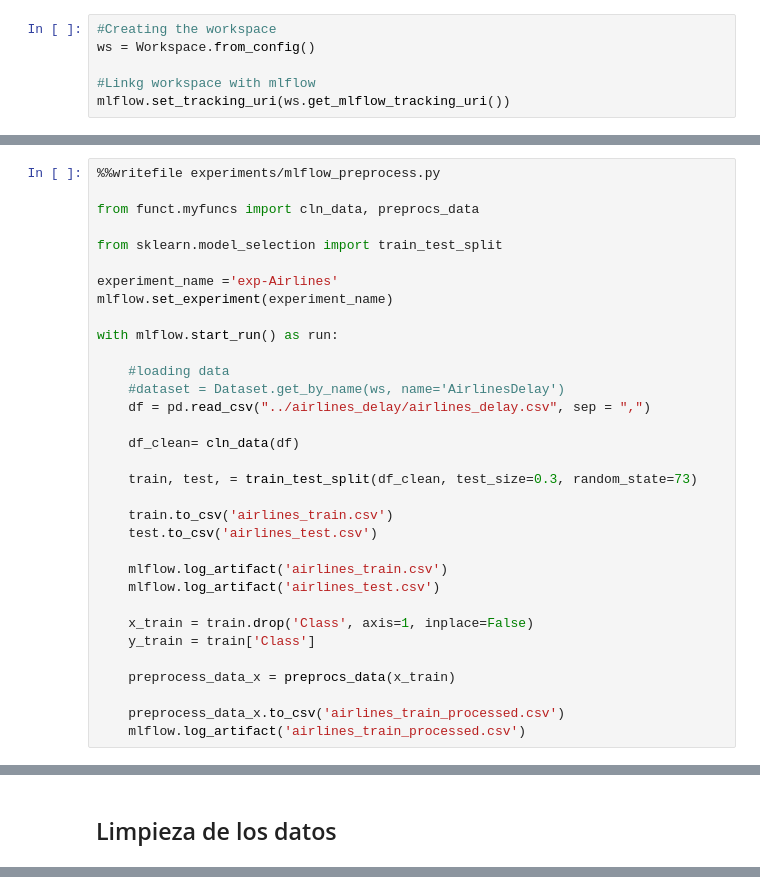
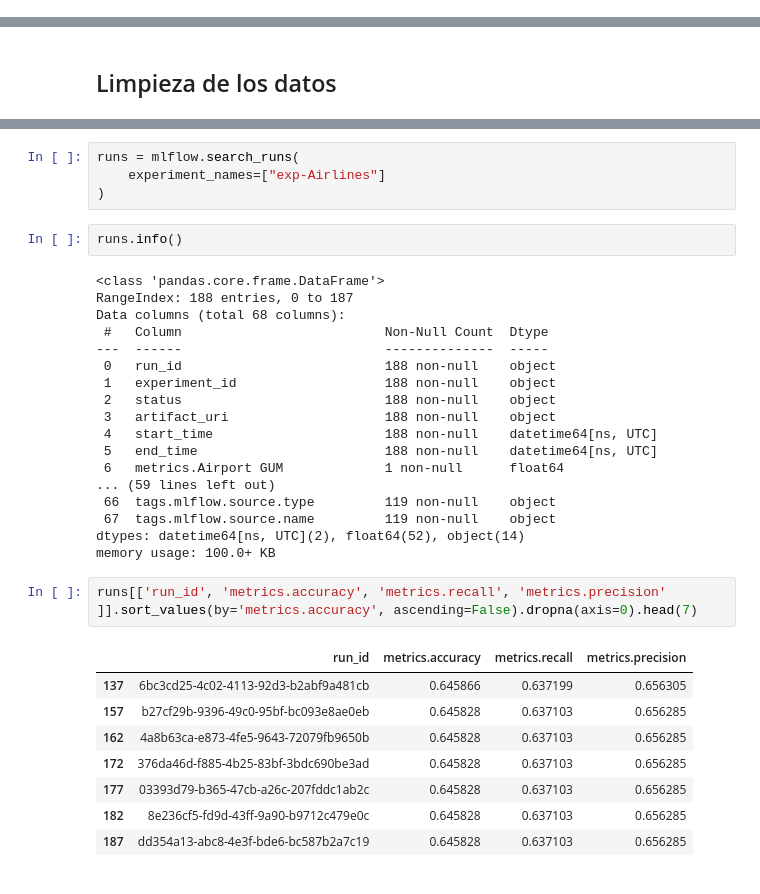
Before and after one commit to Pablot123/AzureDataSchool, a Jupyter notebook: desarollo.ipynb, the cells around one changed output, grey strips where cells are left out. Drawn from its saved outputs; the diff is of its cells as text.

```diff
--- a/desarollo.ipynb
+++ b/desarollo.ipynb
@@ -13,9 +14,3 @@ import mlflow
 import matplotlib.pyplot as plt
 import seaborn as sns
 import pandas as pd
-# %%
-#Creating the workspace
-ws = Workspace.from_config()
-
-#Linkg workspace with mlflow
-mlflow.set_tracking_uri(ws.get_mlflow_tracking_uri())
@@ -222,33 +16,0 @@ df.head()
-# %%
-%%writefile experiments/mlflow_preprocess.py
-
-from funct.myfuncs import cln_data, preprocs_data
-
-from sklearn.model_selection import train_test_split
-
-experiment_name ='exp-Airlines'
-mlflow.set_experiment(experiment_name)
-
-with mlflow.start_run() as run:
-
-    #loading data
-    #dataset = Dataset.get_by_name(ws, name='AirlinesDelay')
-    df = pd.read_csv("../airlines_delay/airlines_delay.csv", sep = ",")
-
-    df_clean= cln_data(df)
-
-    train, test, = train_test_split(df_clean, test_size=0.3, random_state=73)
-
-    train.to_csv('airlines_train.csv')
-    test.to_csv('airlines_test.csv')
-
-    mlflow.log_artifact('airlines_train.csv')
-    mlflow.log_artifact('airlines_test.csv')
-
-    x_train = train.drop('Class', axis=1, inplace=False)
-    y_train = train['Class']
-
-    preprocess_data_x = preprocs_data(x_train)
-
-    preprocess_data_x.to_csv('airlines_train_processed.csv')
-    mlflow.log_artifact('airlines_train_processed.csv')
@@ -492 +252,36 @@ PipelineRun Status: Finished
 'Finished'
+# %%
+runs = mlflow.search_runs(
+    experiment_names=["exp-Airlines"]
+)
+# %%
+runs.info()
+# %% [output]
+<class 'pandas.core.frame.DataFrame'>
+RangeIndex: 188 entries, 0 to 187
+Data columns (total 68 columns):
+ #   Column                          Non-Null Count  Dtype
+---  ------                          --------------  -----
+ 0   run_id                          188 non-null    object
+ 1   experiment_id                   188 non-null    object
+ 2   status                          188 non-null    object
+ 3   artifact_uri                    188 non-null    object
+ 4   start_time                      188 non-null    datetime64[ns, UTC]
+ 5   end_time                        188 non-null    datetime64[ns, UTC]
+ 6   metrics.Airport GUM             1 non-null      float64
+... (59 lines left out)
+ 66  tags.mlflow.source.type         119 non-null    object
+ 67  tags.mlflow.source.name         119 non-null    object
+dtypes: datetime64[ns, UTC](2), float64(52), object(14)
+memory usage: 100.0+ KB
+# %%
+runs[['run_id', 'metrics.accuracy', 'metrics.recall', 'metrics.precision' ]].sort_values(by='metrics.accuracy', ascending=False).dropna(axis=0).head(7)
+# %% [output]
+|  | run_id | metrics.accuracy | metrics.recall | metrics.precision |
+| 137 | 6bc3cd25-4c02-4113-92d3-b2abf9a481cb | 0.645866 | 0.637199 | 0.656305 |
+| 157 | b27cf29b-9396-49c0-95bf-bc093e8ae0eb | 0.645828 | 0.637103 | 0.656285 |
+| 162 | 4a8b63ca-e873-4fe5-9643-72079fb9650b | 0.645828 | 0.637103 | 0.656285 |
+| 172 | 376da46d-f885-4b25-83bf-3bdc690be3ad | 0.645828 | 0.637103 | 0.656285 |
+| 177 | 03393d79-b365-47cb-a26c-207fddc1ab2c | 0.645828 | 0.637103 | 0.656285 |
+| 182 | 8e236cf5-fd9d-43ff-9a90-b9712c479e0c | 0.645828 | 0.637103 | 0.656285 |
+| 187 | dd354a13-abc8-4e3f-bde6-bc587b2a7c19 | 0.645828 | 0.637103 | 0.656285 |
```
Also changed, not shown: parts of 21 cells of this notebook.
